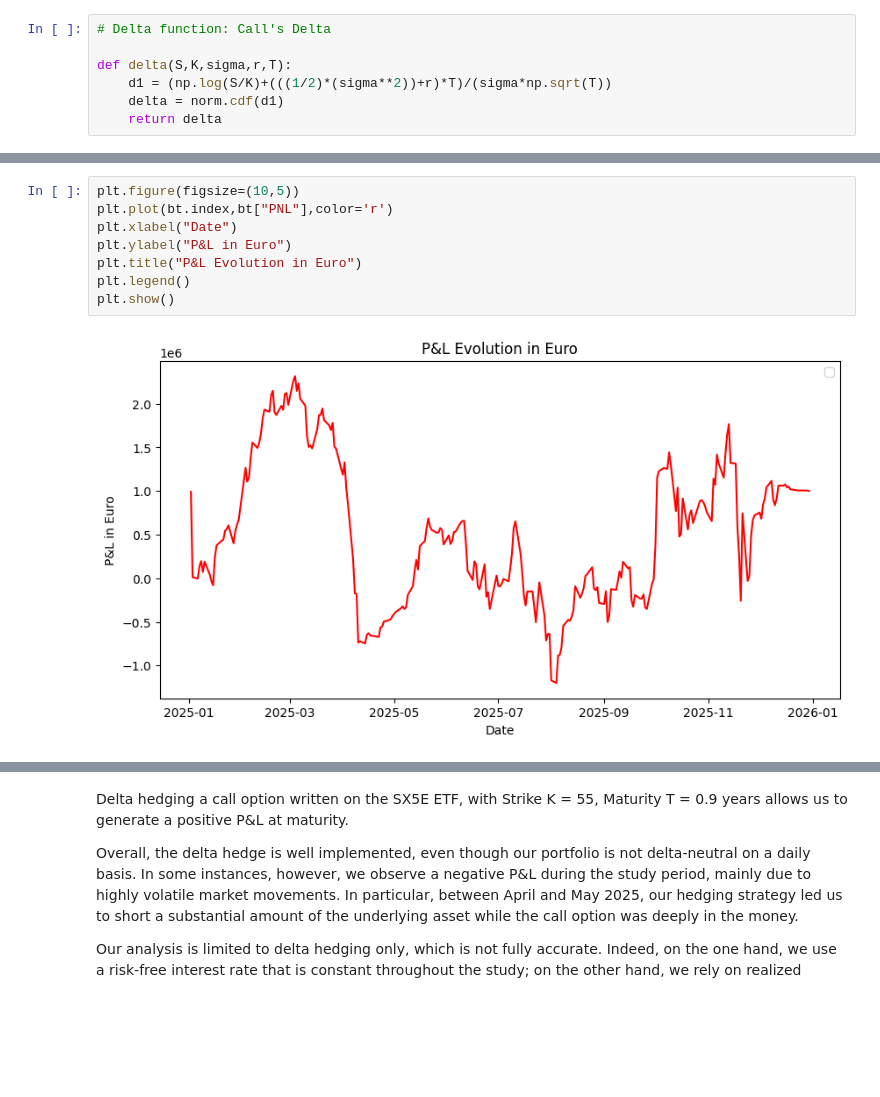
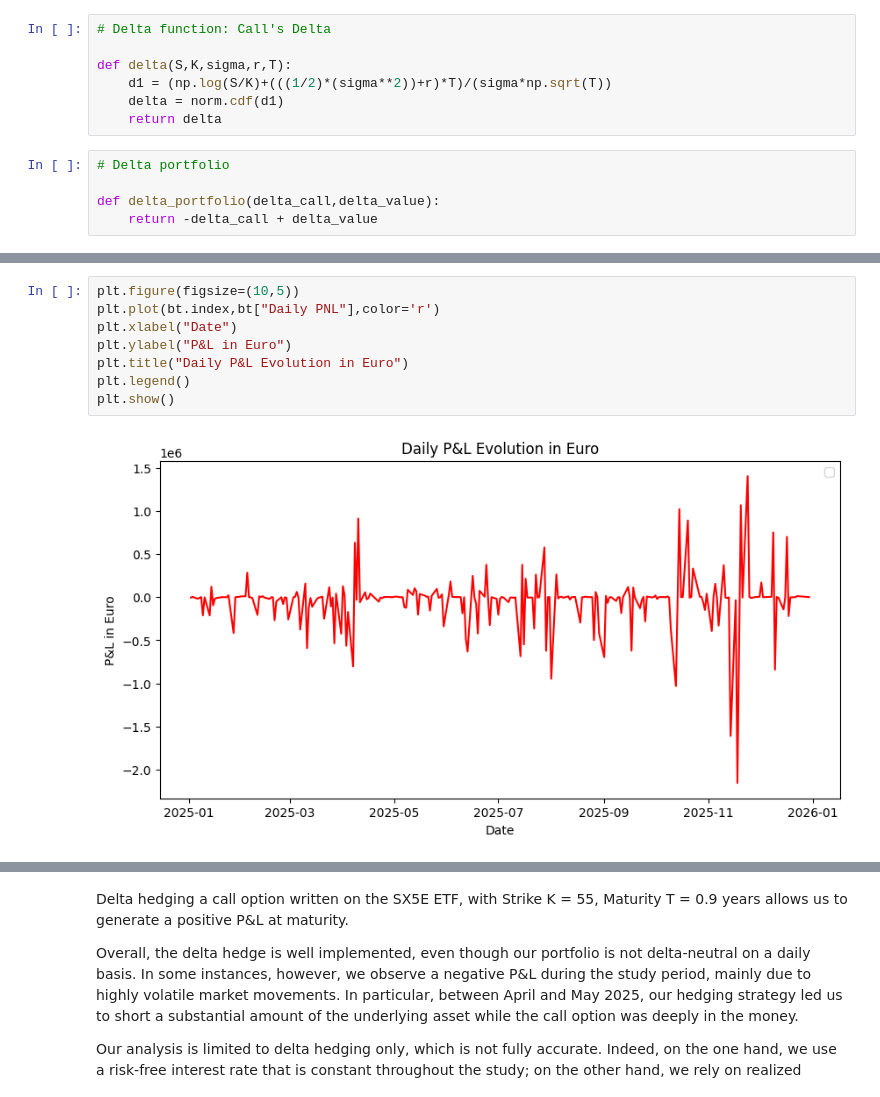
Before and after one commit to rakotoan/Call_Delta-Hedging, a Jupyter notebook: Delta-hedging.ipynb, the cells around one changed output, grey strips where cells are left out. Cells and saved outputs as stored; diff of their text form; blank space fills up the shorter version.

Commit message:
Changing Delta hedge method

```diff
--- a/Delta-hedging.ipynb
+++ b/Delta-hedging.ipynb
@@ -197,6 +197,11 @@ def delta(S,K,sigma,r,T):
     d1 = (np.log(S/K)+(((1/2)*(sigma**2))+r)*T)/(sigma*np.sqrt(T))
     delta = norm.cdf(d1)
     return delta
+# %%
+# Delta portfolio
+
+def delta_portfolio(delta_call,delta_value):
+    return -delta_call + delta_value
 # %%
 bt = df.copy()
 initial_cash = 100_000
@@ -350,10 +399,10 @@ bt
 # %%
 plt.figure(figsize=(10,5))
-plt.plot(bt.index,bt["PNL"],color='r')
+plt.plot(bt.index,bt["Daily PNL"],color='r')
 plt.xlabel("Date")
 plt.ylabel("P&L in Euro")
-plt.title("P&L Evolution in Euro")
+plt.title("Daily P&L Evolution in Euro")
 plt.legend()
 plt.show()
 # %% [output]
-[figure, old version]
+[figure, new version]
```
Also changed, not shown: parts of 18 cells of this notebook.
